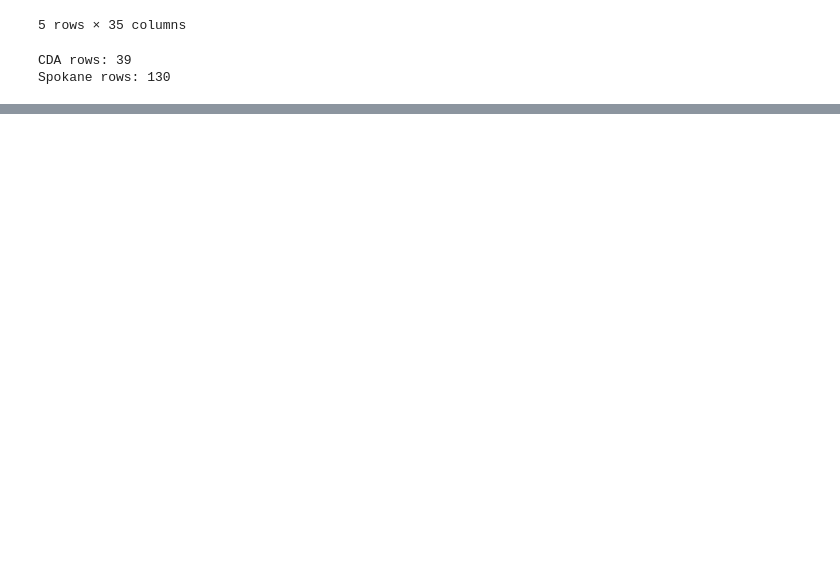
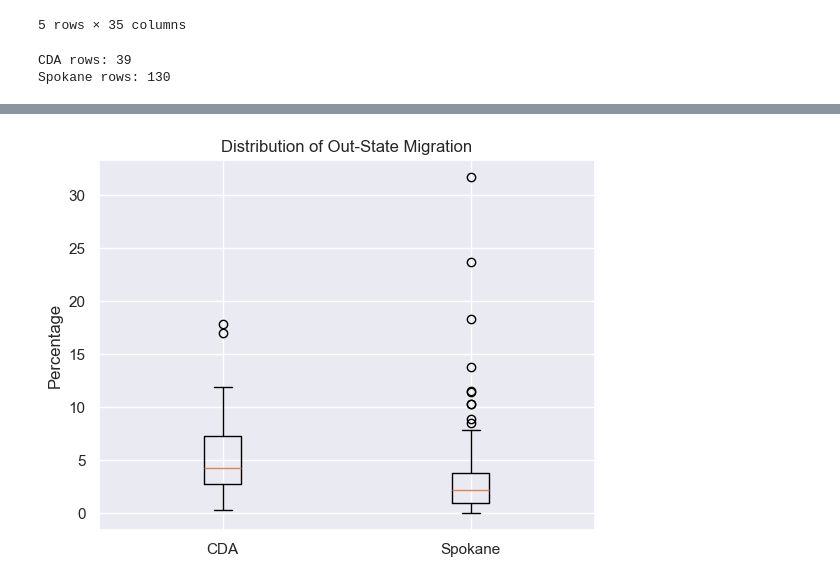
Before and after one commit to wuwu2099/migration-pattern-analysis, a Jupyter notebook: src/01_data_cleaning.ipynb, the cells around one changed output, grey strips where cells are left out. Cells and saved outputs as stored; diff of their text form; code cells hidden in the pictures; blank space fills up the shorter version.

```diff
--- a/src/01_data_cleaning.ipynb
+++ b/src/01_data_cleaning.ipynb
@@ -205,0 +461,20 @@ df_spokane.to_csv("../data/processed/spokane_data.csv", index=False)
+# %%
+df_cda = pd.read_csv("../data/processed/cda_data.csv")
+df_spokane = pd.read_csv("../data/processed/spokane_data.csv")
+
+data = [
+    df_cda["pct_diff_state"].dropna(),
+    df_spokane["pct_diff_state"].dropna()
+]
+
+labels = ["CDA", "Spokane"]
+
+plt.figure()
+plt.boxplot(data, labels=labels)
+
+plt.title("Distribution of Out-State Migration")
+plt.ylabel("Percentage")
+
+plt.show()
+# %% [output]
+[figure, added]
```
Also changed, not shown: parts of 40 cells of this notebook, 4 other files.
